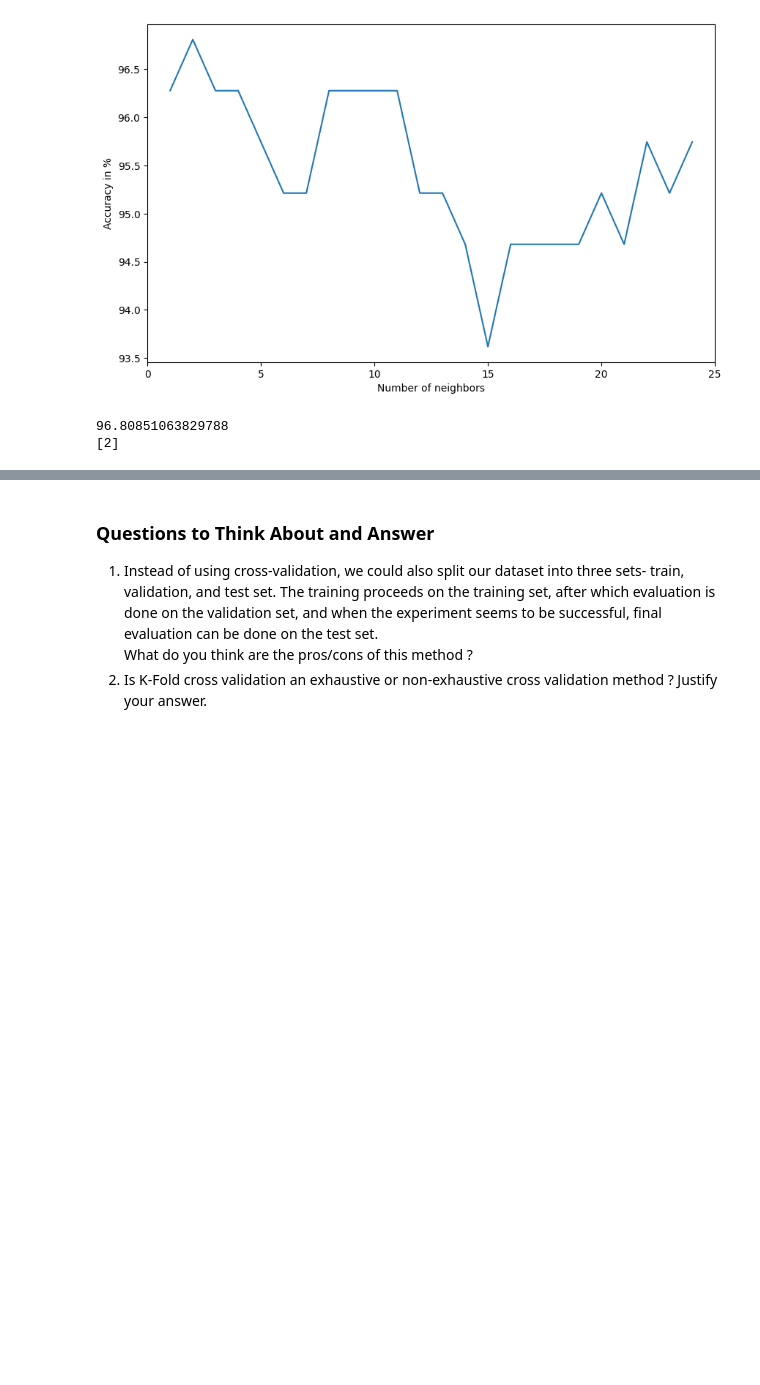
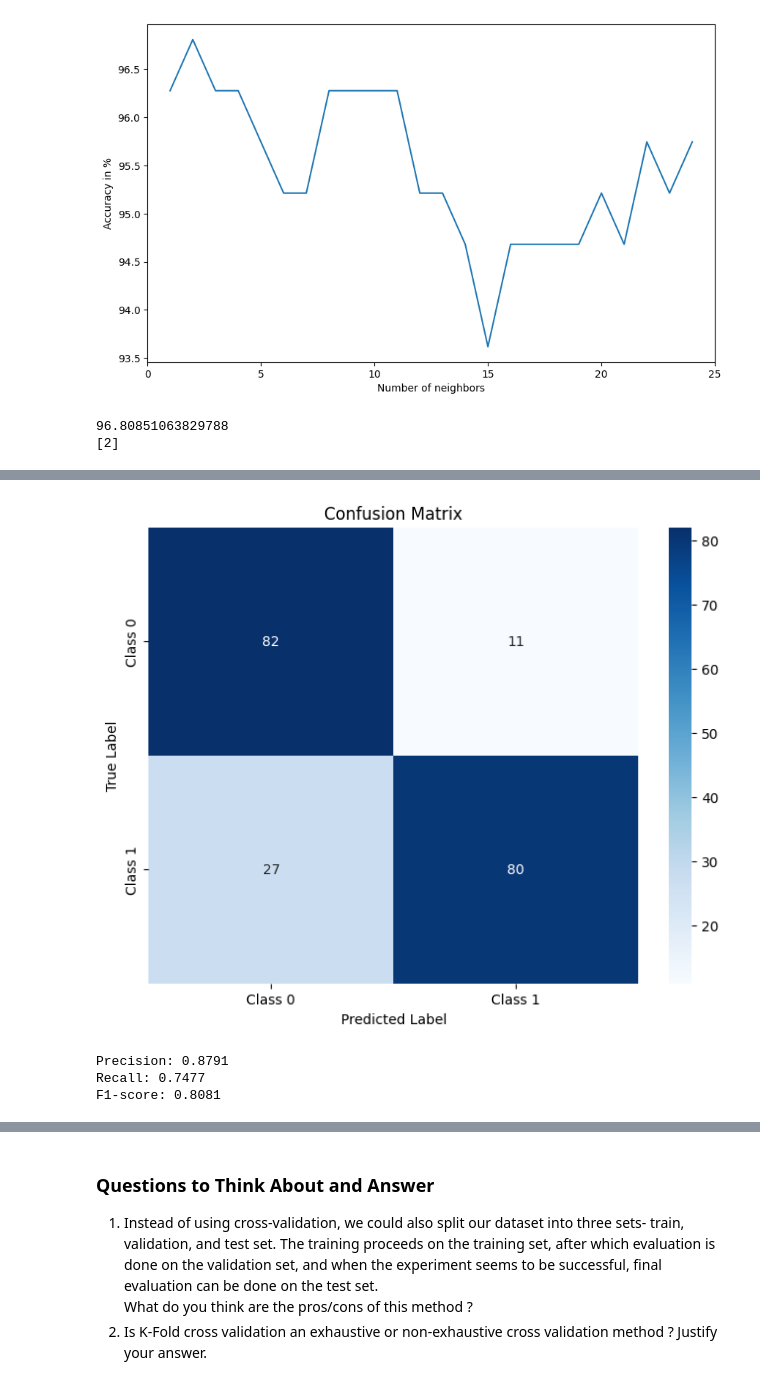
Before and after one commit to ViswanaduniPooja/fmmllabsandprojects, a Jupyter notebook: mod3_lab4.ipynb, the cells around one changed output, grey strips where cells are left out. Saved outputs shown, nothing was run; the diff lists cells and outputs as text; code cells hidden in the pictures; blank space fills up the shorter version.

```diff
--- a/mod3_lab4.ipynb
+++ b/mod3_lab4.ipynb
@@ -430,0 +341,45 @@ F1-score: 0.9600
+# %%
+from sklearn.metrics import confusion_matrix, precision_score, recall_score, f1_score
+import seaborn as sns
+import matplotlib.pyplot as plt
+from sklearn.datasets import make_classification
+from sklearn.model_selection import train_test_split
+from sklearn.neighbors import KNeighborsClassifier
+from sklearn.preprocessing import StandardScaler
+
+# Mock data (replace this with your actual data)
+X, y = make_classification(n_samples=1000, n_features=20, n_classes=2, random_state=42)
+X_train, X_test, y_train, y_test = train_test_split(X, y, test_size=0.2, random_state=42)
+
+# Mock optimal k value (replace this with your actual optimal k value)
+optimal_k = 5
+
+# Create and fit the k-NN model with the optimal value of k
+optimal_knn = KNeighborsClassifier(n_neighbors=optimal_k)
+optimal_knn.fit(X_train, y_train)
+
+# Predictions on the test set
+y_pred = optimal_knn.predict(X_test)
+
+# Plot the confusion matrix
+conf_mat = confusion_matrix(y_test, y_pred)
+plt.figure(figsize=(8, 6))
+sns.heatmap(conf_mat, annot=True, fmt="d", cmap="Blues", xticklabels=["Class 0", "Class 1"], yticklabels=["Class 0", "Class 1"])
+plt.title("Confusion Matrix")
+plt.xlabel("Predicted Label")
+plt.ylabel("True Label")
+plt.show()
+
+# Calculate Precision, Recall, and F1-score
+precision = precision_score(y_test, y_pred)
+recall = recall_score(y_test, y_pred)
+f1 = f1_score(y_test, y_pred)
+
+print("Precision: {:.4f}".format(precision))
+print("Recall: {:.4f}".format(recall))
+print("F1-score: {:.4f}".format(f1))
+# %% [output]
+[figure, added]
+Precision: 0.8791
+Recall: 0.7477
+F1-score: 0.8081
```
Also changed, not shown: parts of 10 cells of this notebook.
